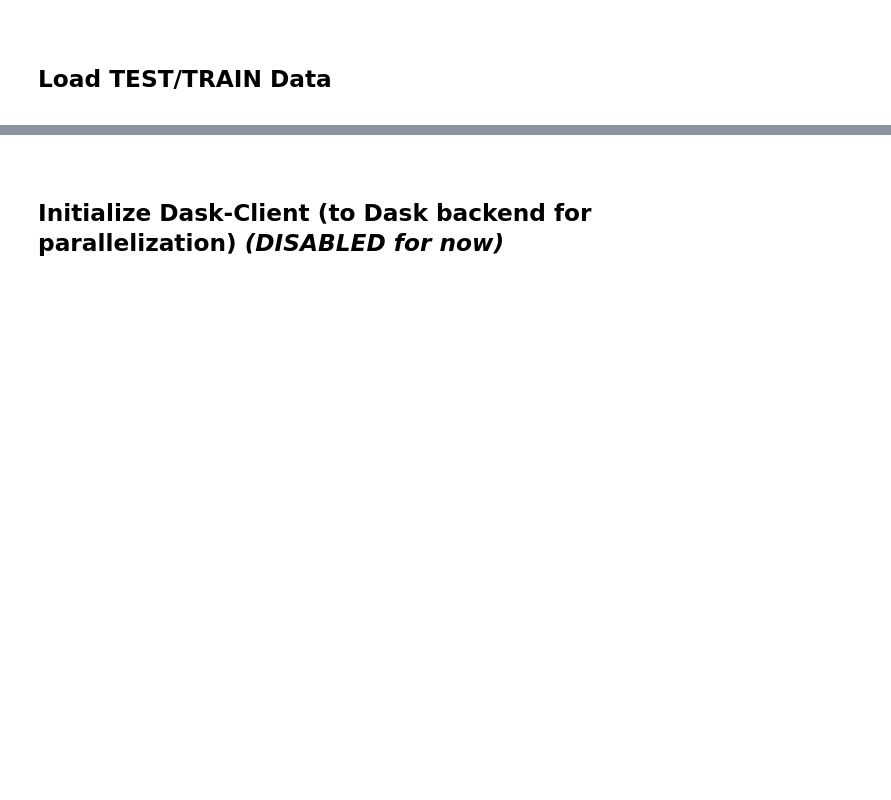
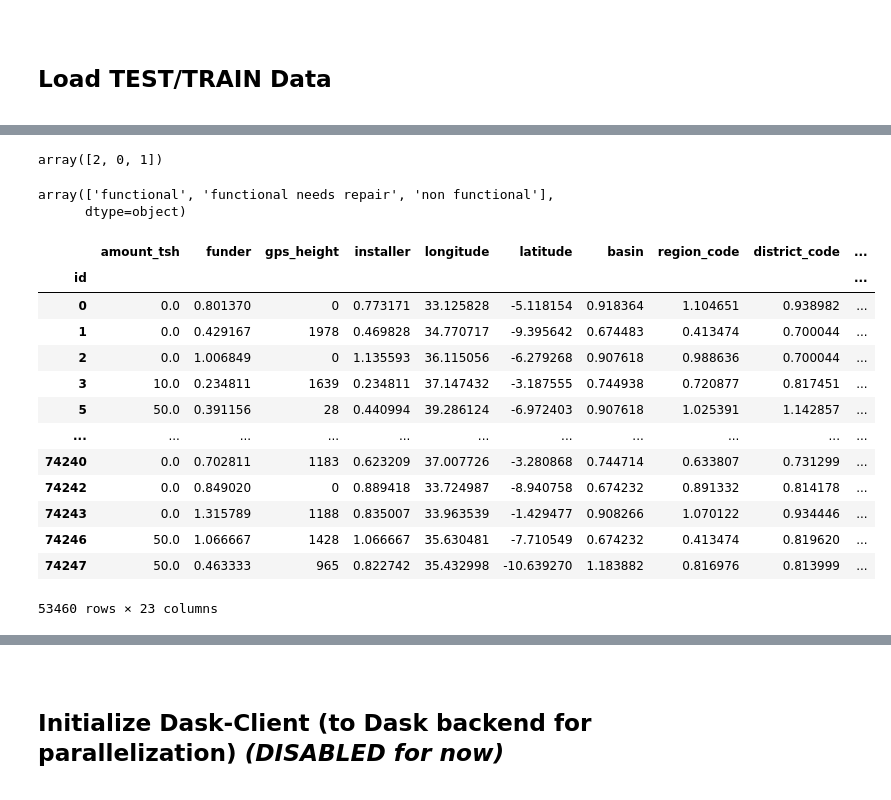
Before and after one commit to sacontreras/dsc-mod-3-project-v2-1-online-ds-sp-000, a Jupyter notebook: models.ipynb, the cells around one changed output, grey strips where cells are left out. Drawn from its saved outputs; the diff is of its cells as text; code cells hidden in the pictures; blank space fills up the shorter version.

```diff
--- a/models.ipynb
+++ b/models.ipynb
@@ -66,6 +85,7 @@ SEED = models_config['SEED']
 # %%
 fname = scjpnutils.get_data_fname(data_config, data_kwargs={'is_labels':False,'type':'train','is_cached':is_data_cached})
-data_train = pd.read_csv(fname, index_col=0)
+data_train = pd.read_csv(fname, index_col=0).sort_index()
 print(f"loaded {fname}\n")
+
 data_train.info()
 # %% [output]
@@ -79,6 +125,7 @@ memory usage: 44.0 MB
 # %%
 fname = scjpnutils.get_data_fname(data_config, data_kwargs={'is_labels':True,'type':'train','is_cached':is_data_cached})
-y_train = pd.read_csv(fname, index_col=0)
+y_train = pd.read_csv(fname, index_col=0).sort_index()
 print(f"loaded {fname}\n")
+
 y_train.info()
 # %% [output]
@@ -96,0 +159,11 @@ classes = y_train.status_group.unique()
+# %%
+let_labels = LabelEncodingTransformer(['status_group'])
+y_train = let_labels.fit_transform(y_train)
+y_train.status_group.unique()
+# %% [output]
+array([2, 0, 1])
+# %%
+let_labels.labelencoder.classes_
+# %% [output]
+array(['functional', 'functional needs repair', 'non functional'],
+      dtype=object)
@@ -97,2 +172,21 @@ classes = y_train.status_group.unique()
+# %%
+data_train_with_target = pd.concat([data_train, y_train], axis=1, join='inner')
+data_train_with_target.columns = list(data_train.columns) + ['status_group']
+data_train_with_target
+# %% [output]
+|  | amount_tsh | funder | gps_height | installer | longitude | latitude | basin | region_code | district_code | ... |
+| id |  |  |  |  |  |  |  |  |  | ... |
+| 0 | 0.0 | 0.801370 | 0 | 0.773171 | 33.125828 | -5.118154 | 0.918364 | 1.104651 | 0.938982 | ... |
+| 1 | 0.0 | 0.429167 | 1978 | 0.469828 | 34.770717 | -9.395642 | 0.674483 | 0.413474 | 0.700044 | ... |
+| 2 | 0.0 | 1.006849 | 0 | 1.135593 | 36.115056 | -6.279268 | 0.907618 | 0.988636 | 0.700044 | ... |
+| 3 | 10.0 | 0.234811 | 1639 | 0.234811 | 37.147432 | -3.187555 | 0.744938 | 0.720877 | 0.817451 | ... |
+| 5 | 50.0 | 0.391156 | 28 | 0.440994 | 39.286124 | -6.972403 | 0.907618 | 1.025391 | 1.142857 | ... |
+| ... | ... | ... | ... | ... | ... | ... | ... | ... | ... | ... |
+| 74240 | 0.0 | 0.702811 | 1183 | 0.623209 | 37.007726 | -3.280868 | 0.744714 | 0.633807 | 0.731299 | ... |
+| 74242 | 0.0 | 0.849020 | 0 | 0.889418 | 33.724987 | -8.940758 | 0.674232 | 0.891332 | 0.814178 | ... |
+| 74243 | 0.0 | 1.315789 | 1188 | 0.835007 | 33.963539 | -1.429477 | 0.908266 | 1.070122 | 0.934446 | ... |
+| 74246 | 50.0 | 1.066667 | 1428 | 1.066667 | 35.630481 | -7.710549 | 0.674232 | 0.413474 | 0.819620 | ... |
+| 74247 | 50.0 | 0.463333 | 965 | 0.822742 | 35.432998 | -10.639270 | 1.183882 | 0.816976 | 0.813999 | ... |
+53460 rows × 23 columns
 # %%
 fname = scjpnutils.get_data_fname(data_config, data_kwargs={'is_labels':False,'type':'test','is_cached':is_data_cached})
```
Also changed, not shown: parts of 36 cells of this notebook, 6 other files.
